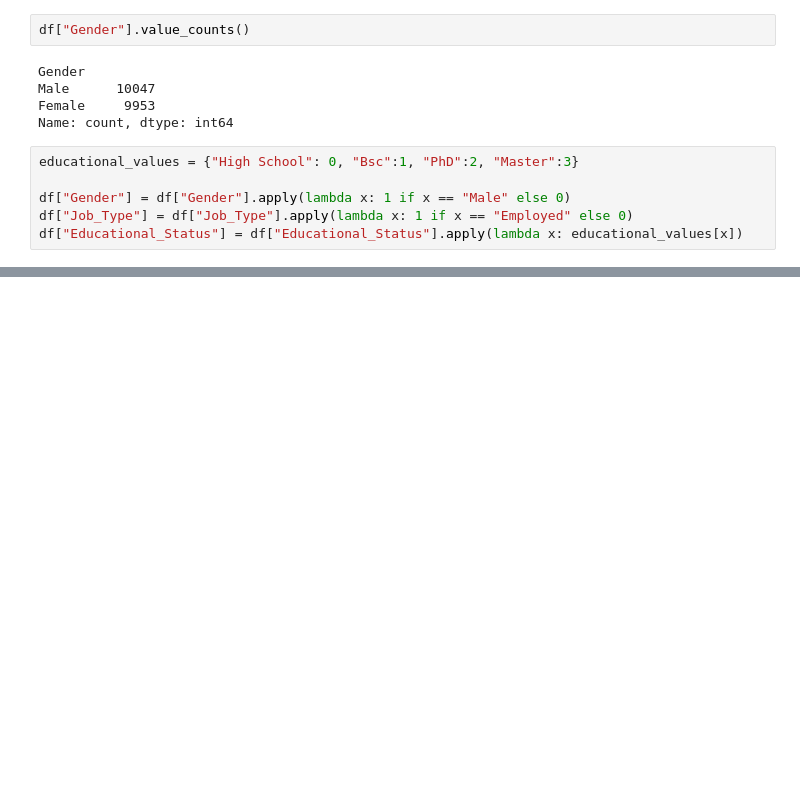
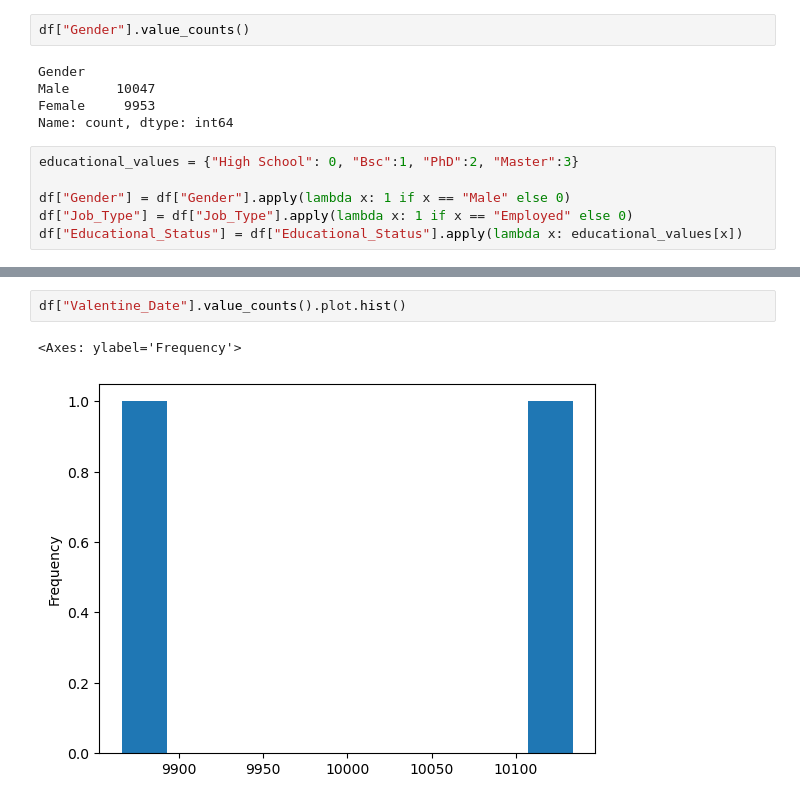
Before and after one commit to MaukanMir/Valentine-Classifier, a Jupyter notebook: training.ipynb, the cells around one changed output, grey strips where cells are left out. Drawn from its saved outputs; the diff is of its cells as text; blank space fills up the shorter version.

```diff
--- a/training.ipynb
+++ b/training.ipynb
@@ -131,0 +134,5 @@ df
+# %%
+df["Valentine_Date"].value_counts().plot.hist()
+# %% [output]
+<Axes: ylabel='Frequency'>
+[figure, added]
```
Also changed, not shown: parts of 5 cells of this notebook.
